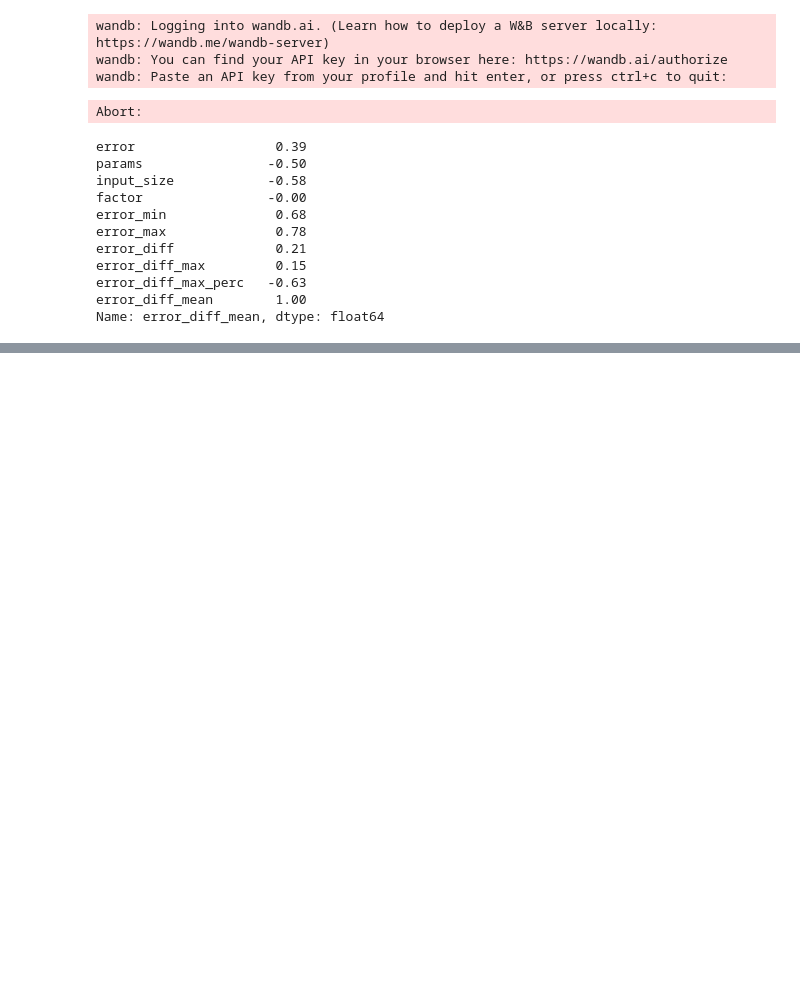
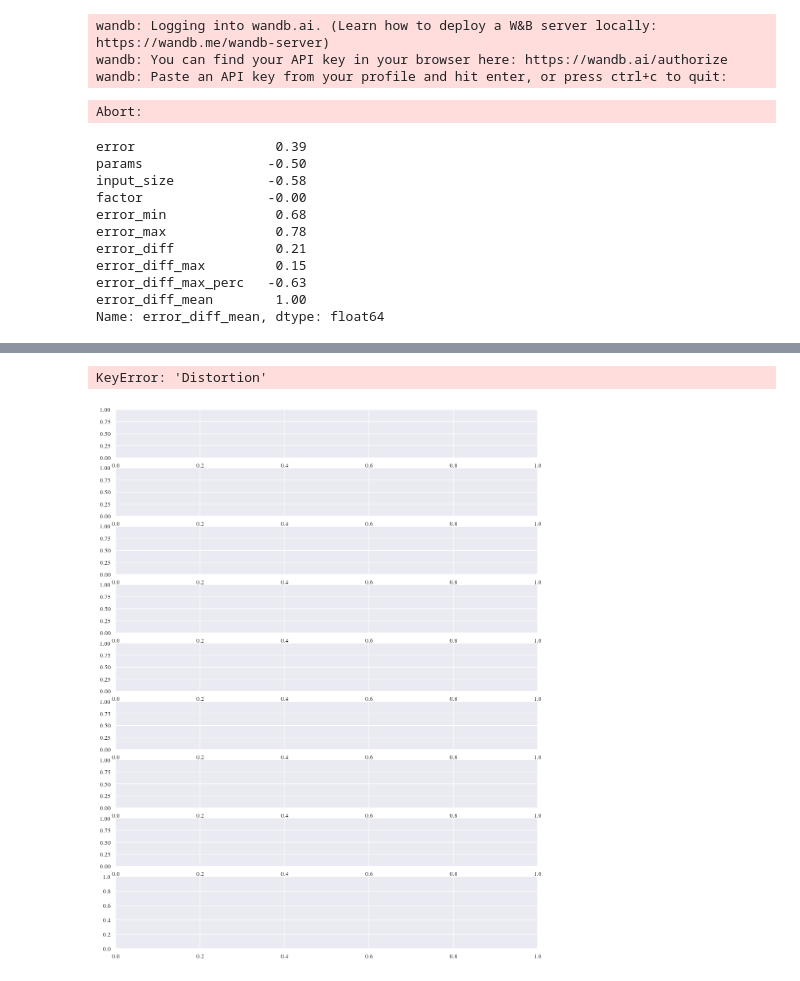
Before and after one commit to PetrDvoracek/wcci_distortions, a Jupyter notebook: evaluation.ipynb, the cells around one changed output, grey strips where cells are left out. Cells and saved outputs as stored; diff of their text form; code cells hidden in the pictures; blank space fills up the shorter version.

```diff
--- a/evaluation.ipynb
+++ b/evaluation.ipynb
@@ -292,0 +699,74 @@ baselines = df[df["factor"] == 0.0]
+# %%
+import matplotlib.cm as cm
+
+fig, axis = plt.subplots(9, 1, figsize=(14, 2 * 9), height_ratios=[1] * 8 + [1.5], dpi=100)
+palette = {
+    "mobilenetv3": "#0C5DA5",
+    "convnext": "#00B945",
+    "efficientnet": "#FF9500",
+    "vit": "#FF2C00",
+    "resnet": "#845B97",
+    "swin": "#474747",
+}
+sortby = "error_diff_mean" # used in the paper
+# sortby = 'params'
+# sortby = 'error_min'
+# sortby = ['base_arch', 'params']
+for i, ((gname, group), ax) in enumerate(zip(df.groupby("distortion"), axis)):
+    group = group.sort_values(by=sortby)
+    if gname == 'Contrast' or gname == 'Grid' or gname == 'Rescale':
+        base_factor = 1.0
+        palette = 'seismic'
+    elif gname == 'JPEG':
+        base_factor = 100
+        palette = 'Reds'
+    else:
+        base_factor = 0
+        palette = 'Reds'
+    alpha = 0.8
+    scatter = sns.scatterplot(
+        ax=ax,
+        data=group,
+        x="model_name",
+        y="error_diff",
+        hue="factor",
+        style="base_arch",
+        legend=False,
+        palette=palette,
+        alpha=alpha
+    )
+    sns.scatterplot(
+        ax=ax,
+        data=group[group["factor"] == base_factor],
+        x="model_name",
+        y="error_diff",
+        hue="factor",
+        style="base_arch",
+        legend=False,
+        palette=['yellow'],
+        alpha=alpha
+    )
+
+    # Add colorbar next to each plot
+    norm = plt.Normalize(df['factor'].min(), df['factor'].max())
+    sm = plt.cm.ScalarMappable(cmap=palette, norm=norm)
+    sm.set_array([])
+    fig.colorbar(sm, ax=ax)
+
+    ax.set_title(gname)
+    ax.set_ylabel("Error")
+    ax.set_yticks([0, 0.5, 1.0])
+    if i < len(axis) - 1:
+        ax.set_xticklabels([])
+        ax.set_xlabel("")
+    else:
+        ax.set_xlabel("Model Name")
+        ax.tick_params(axis="x", rotation=90)
+    ax.set_ylim(-0.01, 1)
+
+plt.show()
+
+# ... rest of your code ...
+# %% [output]
+KeyError: 'Distortion'
+[figure, added]
```
Also changed, not shown: parts of 20 cells of this notebook.
